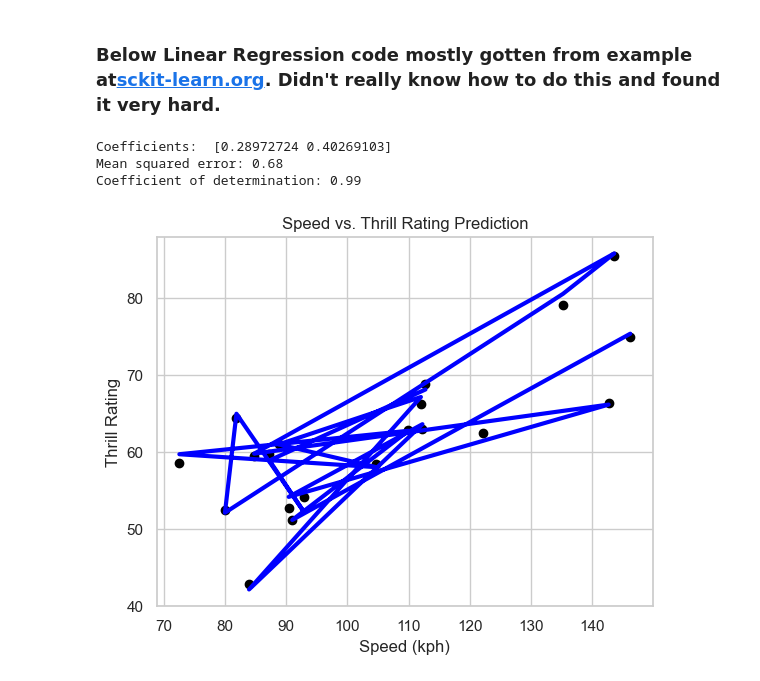
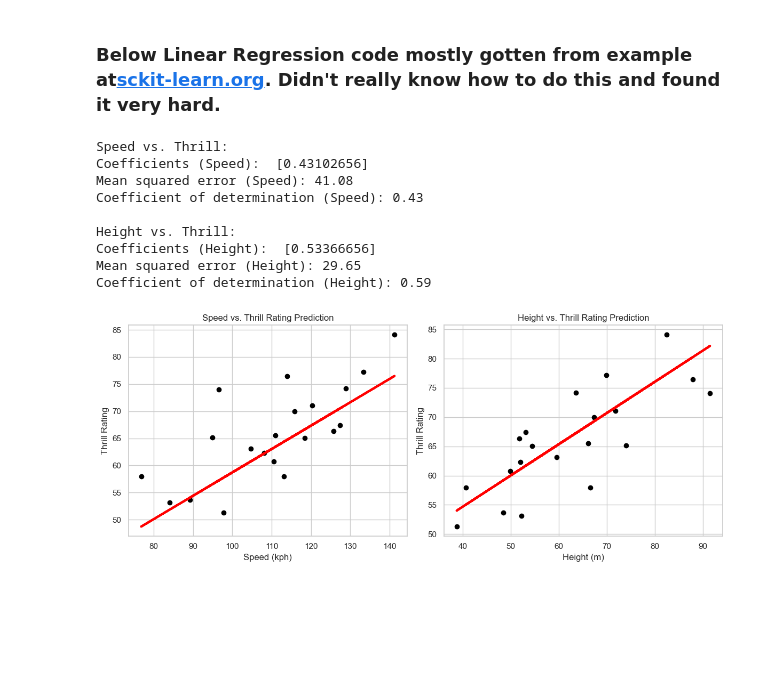
Before and after one commit to Gerbs2193/Programming-for-Data-Analytics, a Jupyter notebook: project.ipynb/project.ipynb, the cells around one changed output. Cells and saved outputs as stored; diff of their text form; code cells hidden in the pictures; blank space fills up the shorter version.

Commit message:
linear regression

```diff
--- a/project.ipynb/project.ipynb
+++ b/project.ipynb/project.ipynb
@@ -343,47 +343,76 @@ plt.show()
 # %% [markdown]
 ### Below Linear Regression code mostly gotten from example at[sckit-learn.org](https://scikit-learn.org/stable/auto_examples/linear_model/plot_ols.html). Didn't really know how to do this and found it very hard.
 # %%
-
 import pandas as pd
 import numpy as np
 from sklearn.model_selection import train_test_split
 from sklearn.linear_model import LinearRegression
 from sklearn.metrics import mean_squared_error, r2_score
 import matplotlib.pyplot as plt
+
+
 mycoasterdata = pd.read_csv('coasterss.csv')
 
+# Features and target
 features = mycoasterdata[['Speed (kph)', 'Height (m)']]
 target = mycoasterdata['Thrill Rating']
 
-# training and testing sets
+
 X_train, X_test, y_train, y_test = train_test_split(features, target, test_size=0.2, random_state=42)
 
-regr = LinearRegression()
+regr_speed = LinearRegression()
+regr_speed.fit(X_train[['Speed (kph)']], y_train)
 
-# Train model
-regr.fit(X_train, y_train)
+# Predictions
+y_pred_speed = regr_speed.predict(X_test[['Speed (kph)']])
 
-# predictions for testing set
-y_pred = regr.predict(X_test)
+regr_height = LinearRegression()
+regr_height.fit(X_train[['Height (m)']], y_train)
 
-# The coefficients
-print("Coefficients: ", regr.coef_)
-# The mean squared error
-print("Mean squared error: %.2f" % mean_squared_error(y_test, y_pred))
-# The coefficient of determination: 1 is perfect prediction
-print("Coefficient of determination: %.2f" % r2_score(y_test, y_pred))
+# Predictions
+y_pred_height = regr_height.predict(X_test[['Height (m)']])
 
-# Ploting
+
+print("Speed vs. Thrill:")
+print("Coefficients (Speed): ", regr_speed.coef_)
+print("Mean squared error (Speed): %.2f" % mean_squared_error(y_test, y_pred_speed))
+print("Coefficient of determination (Speed): %.2f" % r2_score(y_test, y_pred_speed))
+
+
+print("\nHeight vs. Thrill:")
+print("Coefficients (Height): ", regr_height.coef_)
+print("Mean squared error (Height): %.2f" % mean_squared_error(y_test, y_pred_height))
+print("Coefficient of determination (Height): %.2f" % r2_score(y_test, y_pred_height))
+
+# Plotting
+plt.figure(figsize=(12, 5))
+
+# Plot for Speed vs. Thrill Rating
+plt.subplot(1, 2, 1)
 plt.scatter(X_test['Speed (kph)'], y_test, color="black")
-plt.plot(X_test['Speed (kph)'], y_pred, color="blue", linewidth=3)
-
+plt.plot(X_test['Speed (kph)'], y_pred_speed, color="red", linewidth=3)
 plt.xlabel('Speed (kph)')
 plt.ylabel('Thrill Rating')
 plt.title('Speed vs. Thrill Rating Prediction')
 
+# Plotss for Height vs. Thrill Rating
+plt.subplot(1, 2, 2)
+plt.scatter(X_test['Height (m)'], y_test, color="black")
+plt.plot(X_test['Height (m)'], y_pred_height, color="red", linewidth=3)
+plt.xlabel('Height (m)')
+plt.ylabel('Thrill Rating')
+plt.title('Height vs. Thrill Rating Prediction')
+
+plt.tight_layout()
 plt.show()
 # %% [output]
-Coefficients:  [0.28972724 0.40269103]
-Mean squared error: 0.68
-Coefficient of determination: 0.99
+Speed vs. Thrill:
+Coefficients (Speed):  [0.43102656]
+Mean squared error (Speed): 41.08
+Coefficient of determination (Speed): 0.43
+
+Height vs. Thrill:
+Coefficients (Height):  [0.53366656]
+Mean squared error (Height): 29.65
+Coefficient of determination (Height): 0.59
-[figure, old version]
+[figure, new version]
```
Also changed, not shown: parts of 14 cells of this notebook, 1 other file.
